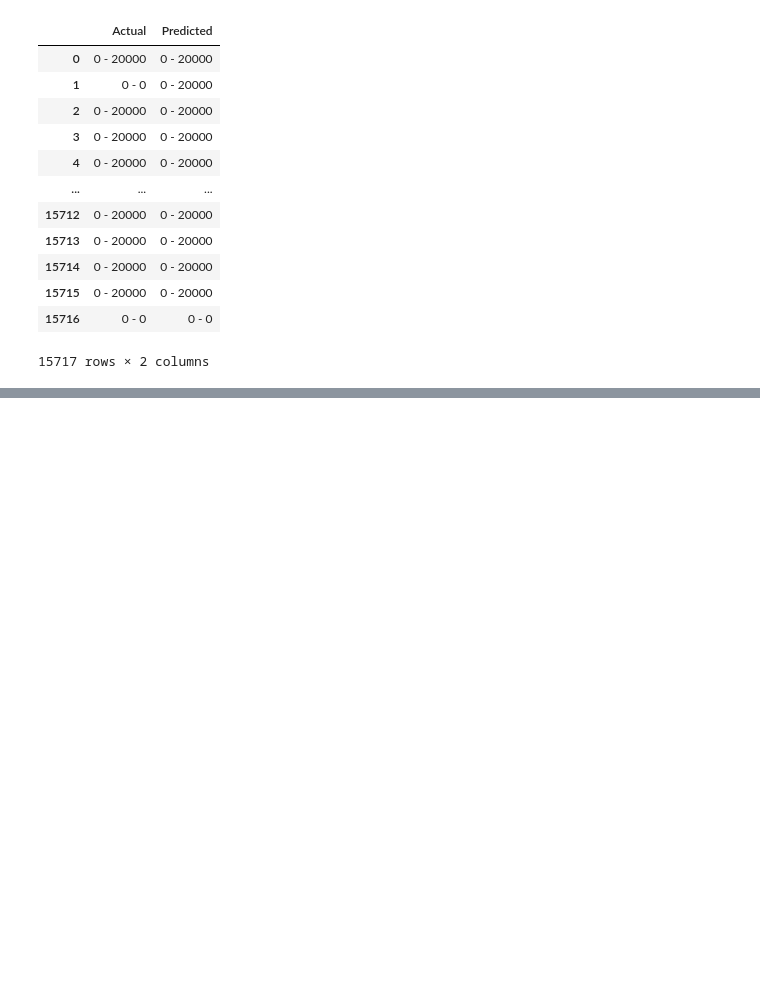
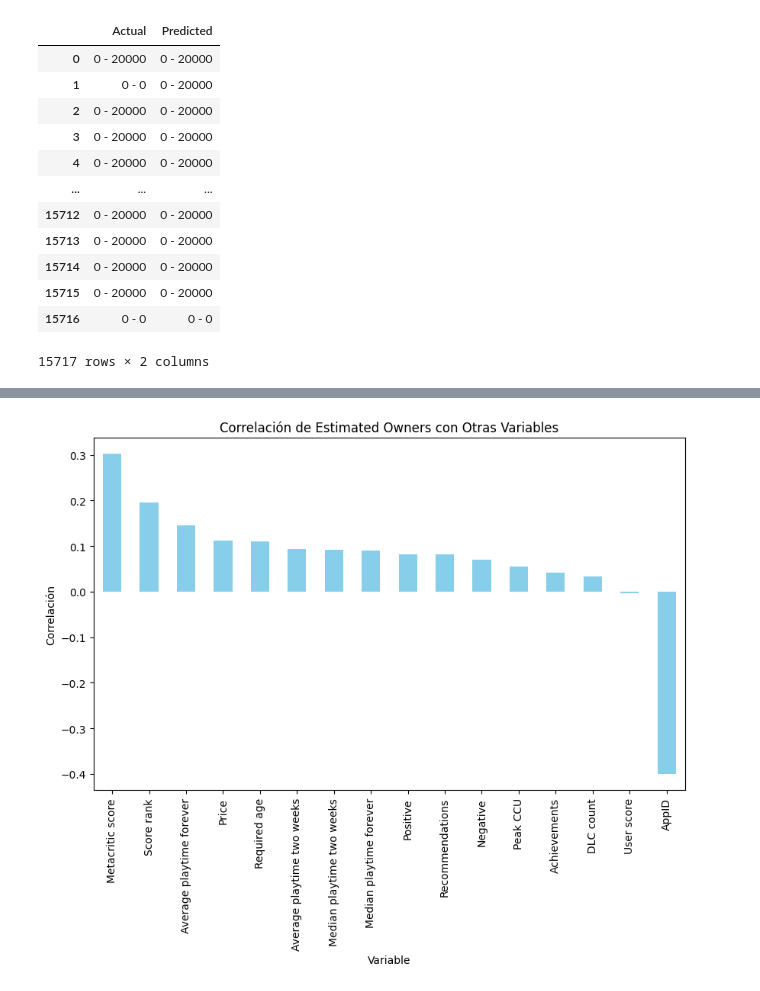
Before and after one commit to VicenteA18UCN/IDS_PROJECT, a Jupyter notebook: ORDEN.ipynb, the cells around one changed output, grey strips where cells are left out. Cells and saved outputs as stored; diff of their text form; code cells hidden in the pictures; blank space fills up the shorter version.

```diff
--- a/ORDEN.ipynb
+++ b/ORDEN.ipynb
@@ -101,16 +109,25 @@ plt.show()
 # %%
+# Crear una copia del DataFrame original
+games_df_numeric = games_df.copy()
+
+# Eliminar las columnas no numéricas
+games_df_numeric = games_df_numeric.select_dtypes(include=[np.number])
+
 # Inicializar el LabelEncoder
 le = LabelEncoder()
 
 # Ajustar y transformar la columna 'estimated_owners' con LabelEncoder
-games_df['Estimated owners'] = le.fit_transform(games_df['Estimated owners'])
+games_df_numeric['Estimated owners'] = le.fit_transform(games_df_numeric['Estimated owners'])
+
 # Calcular la correlación de 'Estimated owners' con otras variables
-correlation_with_owners = games_df.corr()['Estimated owners'].sort_values(ascending=False)
+correlation_with_owners = games_df_numeric.corr()['Estimated owners'].sort_values(ascending=False)
 
 # Crear un gráfico de barras
 plt.figure(figsize=(10, 6))
 correlation_with_owners.drop('Estimated owners').plot(kind='bar', color='skyblue')
 plt.title('Correlación de Estimated Owners con Otras Variables')
 plt.xlabel('Variable')
 plt.ylabel('Correlación')
 plt.show()
+# %% [output]
+[figure, added]
```
Also changed, not shown: parts of 1 cell of this notebook.
